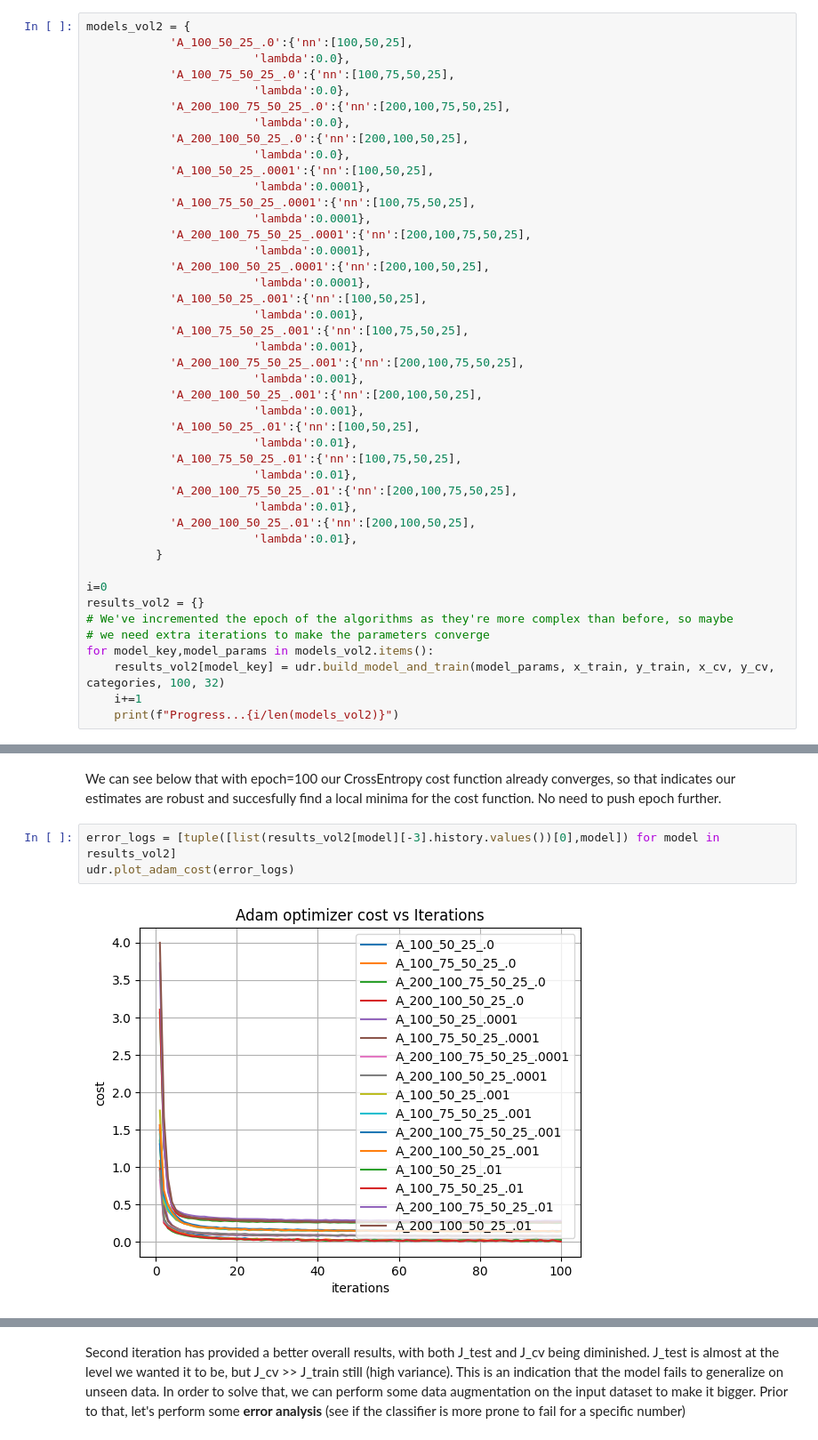
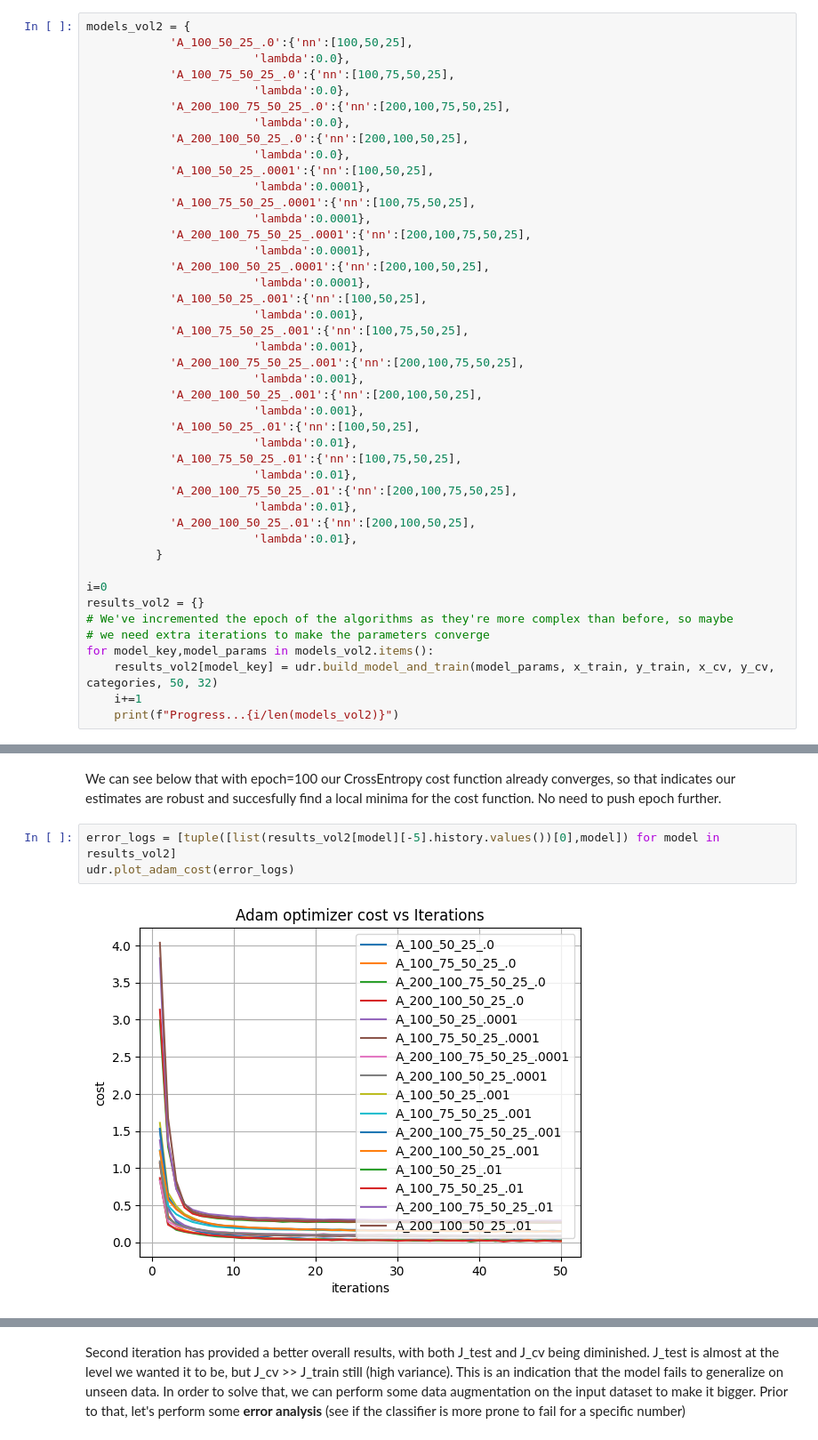
Before and after one commit to AXELQUANTT/Generic, a Jupyter notebook: ML_AI/Projects/MNIST_digits_recognizer/Analysis.ipynb, the cells around one changed output, grey strips where cells are left out. Shown: that part at 89% size. Cells and saved outputs as stored; diff of their text form.

```diff
--- a/ML_AI/Projects/MNIST_digits_recognizer/Analysis.ipynb
+++ b/ML_AI/Projects/MNIST_digits_recognizer/Analysis.ipynb
@@ -232,7 +232,7 @@ results_vol2 = {}
 # We've incremented the epoch of the algorithms as they're more complex than before, so maybe
 # we need extra iterations to make the parameters converge
 for model_key,model_params in models_vol2.items():
-    results_vol2[model_key] = udr.build_model_and_train(model_params, x_train, y_train, x_cv, y_cv, categories, 100, 32)
+    results_vol2[model_key] = udr.build_model_and_train(model_params, x_train, y_train, x_cv, y_cv, categories, 50, 32)
     i+=1
     print(f"Progress...{i/len(models_vol2)}")
 # %% [output]
@@ -259,8 +259,8 @@ Progress...1.0
 # %% [markdown]
 We can see below that with epoch=100 our CrossEntropy cost function already converges, so that indicates our estimates are robust and succesfully find a local minima for the cost function. No need to push epoch further.
 # %%
-error_logs = [tuple([list(results_vol2[model][-3].history.values())[0],model]) for model in results_vol2]
+error_logs = [tuple([list(results_vol2[model][-5].history.values())[0],model]) for model in results_vol2]
 udr.plot_adam_cost(error_logs)
 # %% [output]
-[figure, old version]
+[figure, new version]
 # %%
```
Also changed, not shown: parts of 24 cells of this notebook, 1 other file.
